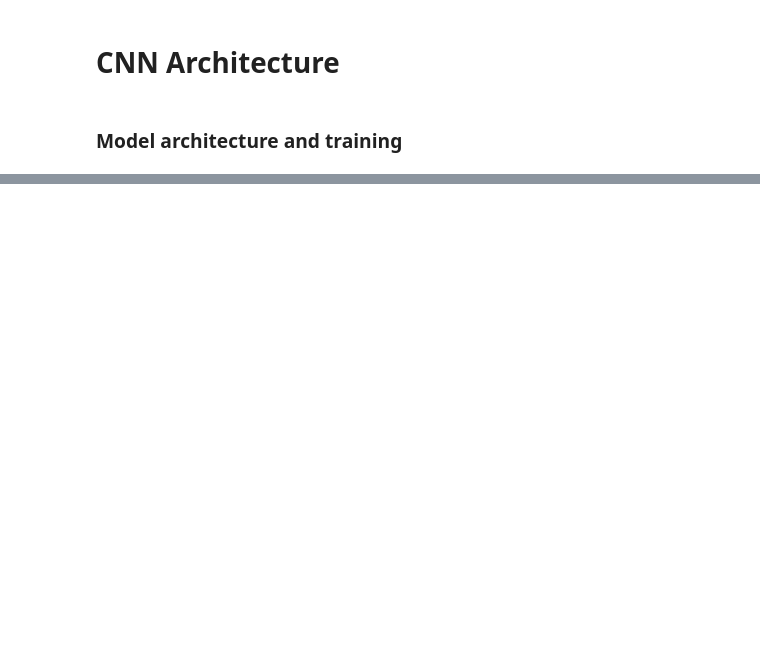
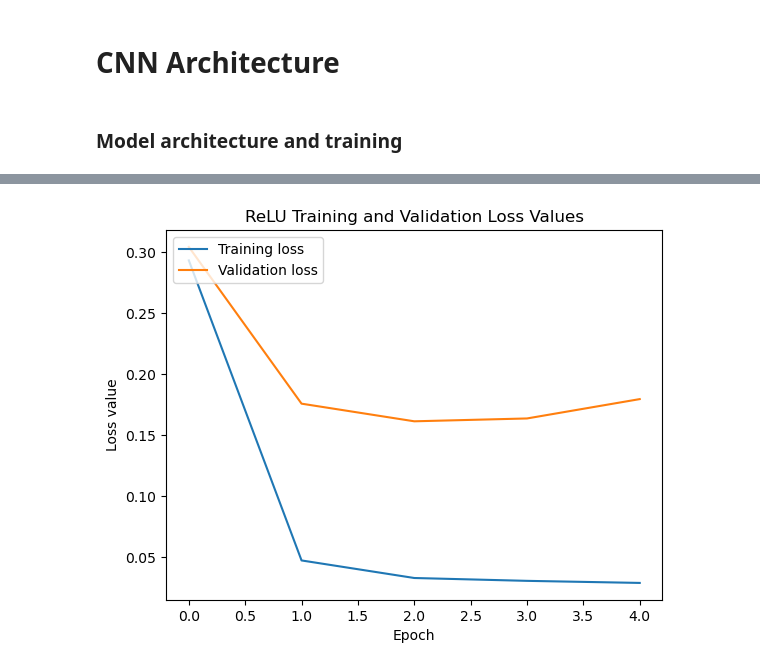
Before and after one commit to we1c0me2s0rapark/UoL-FP, a Jupyter notebook: Model.ipynb, the cells around one changed output, grey strips where cells are left out. Saved outputs shown, nothing was run; the diff lists cells and outputs as text; code cells hidden in the pictures; blank space fills up the shorter version.

```diff
--- a/Model.ipynb
+++ b/Model.ipynb
@@ -233,0 +349,11 @@ KeyboardInterrupt:
+# %%
+# Visualise model history: Loss
+plt.plot(history.history['loss'], label='Training loss')
+plt.plot(history.history['val_loss'], label='Validation loss')
+plt.title('ReLU Training and Validation Loss Values')
+plt.ylabel('Loss value')
+plt.xlabel('Epoch')
+plt.legend(loc="upper left")
+plt.show()
+# %% [output]
+[figure, added]
```
Also changed, not shown: parts of 29 cells of this notebook, 1 other file.
